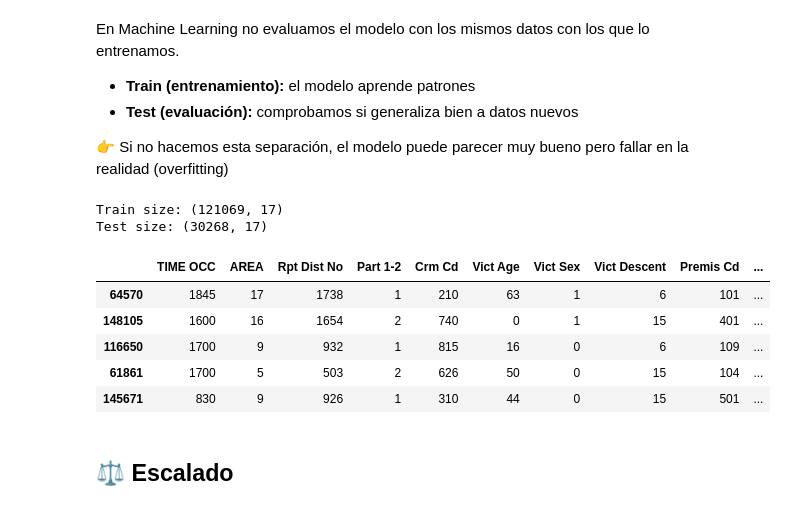
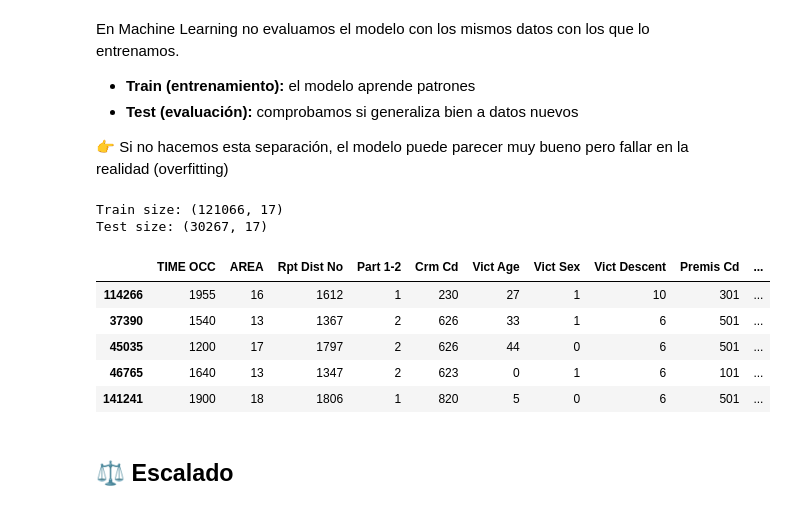
Before and after one commit to Janhjg/Runojanh-NadieEscapa, a Jupyter notebook: documents/notebook_model_train.ipynb, the cells around one changed output. Saved outputs shown, nothing was run; the diff lists cells and outputs as text; code cells hidden in the pictures.

```diff
--- a/documents/notebook_model_train.ipynb
+++ b/documents/notebook_model_train.ipynb
@@ -26,7 +26,7 @@ from sklearn.svm import SVC
 ## 📊 Cargar datos
 # %%
 
-df = pd.read_csv("..\\data\\crimeData_subconjunto_not_invest.csv")
+df = pd.read_csv("..\\data\\crimeData_subconjunto_no_Investigacion.csv")
 df =df.drop(columns="Unnamed: 0")
 df.head()
 # %% [output]
@@ -205,8 +205,8 @@ En Machine Learning no evaluamos el modelo con los mismos datos con los que lo e
 # %%
 
 
-
-X = df.drop('Status Desc', axis=1)
+X = df.drop(columns=['Status Desc'])
+# X = df.drop('Status Desc', axis=1)
 y = df['Status Desc']
 
 # Dividimos en 80% entrenamiento y 20% test
@@ -217,17 +217,17 @@ X_train, X_test, y_train, y_test = train_test_split(
 print("Train size:", X_train.shape)
 print("Test size:", X_test.shape)
 # %% [output]
-Train size: (121069, 17)
-Test size: (30268, 17)
+Train size: (121066, 17)
+Test size: (30267, 17)
 # %%
-X_test.head()
+X_train.head()
 # %% [output]
 |  | TIME OCC | AREA | Rpt Dist No | Part 1-2 | Crm Cd | Vict Age | Vict Sex | Vict Descent | Premis Cd | ... |
-| 64570 | 1845 | 17 | 1738 | 1 | 210 | 63 | 1 | 6 | 101 | ... |
-| 148105 | 1600 | 16 | 1654 | 2 | 740 | 0 | 1 | 15 | 401 | ... |
-| 116650 | 1700 | 9 | 932 | 1 | 815 | 16 | 0 | 6 | 109 | ... |
-| 61861 | 1700 | 5 | 503 | 2 | 626 | 50 | 0 | 15 | 104 | ... |
-| 145671 | 830 | 9 | 926 | 1 | 310 | 44 | 0 | 15 | 501 | ... |
+| 114266 | 1955 | 16 | 1612 | 1 | 230 | 27 | 1 | 10 | 301 | ... |
+| 37390 | 1540 | 13 | 1367 | 2 | 626 | 33 | 1 | 6 | 501 | ... |
+| 45035 | 1200 | 17 | 1797 | 2 | 626 | 44 | 0 | 6 | 501 | ... |
+| 46765 | 1640 | 13 | 1347 | 2 | 623 | 0 | 1 | 6 | 101 | ... |
+| 141241 | 1900 | 18 | 1806 | 1 | 820 | 5 | 0 | 6 | 501 | ... |
 # %% [markdown]
 ## ⚖️ Escalado
 # %%
```
Also changed, not shown: parts of 6 cells of this notebook, 4 other files.
